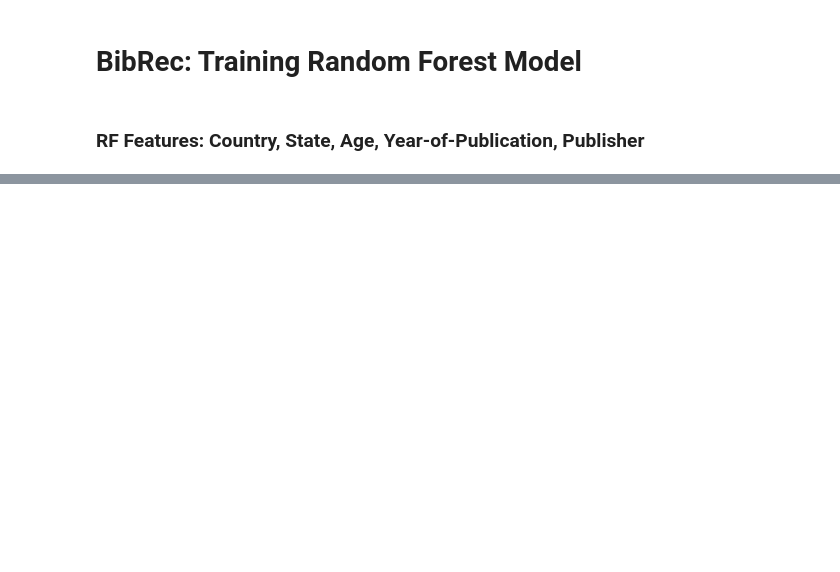
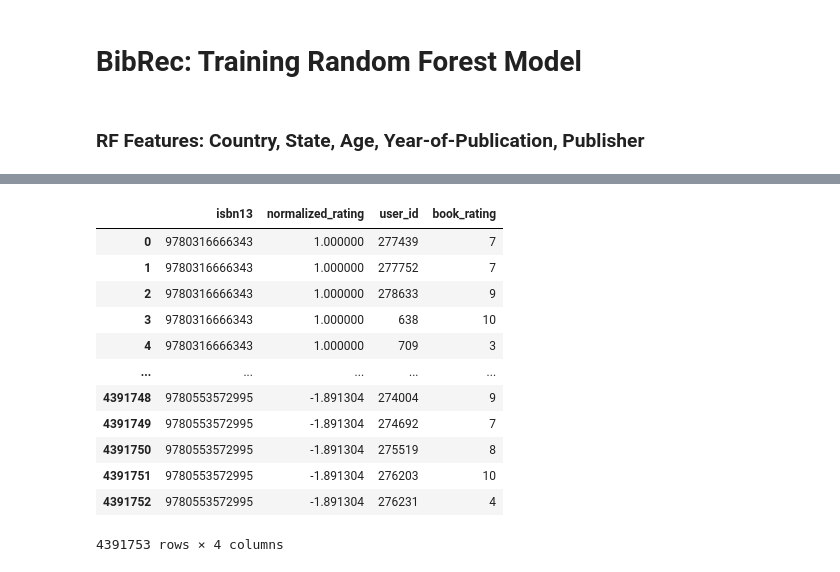
Before and after one commit to fichtnerma/Recommender, a Jupyter notebook: rf-bookCrossing5.ipynb, the cells around one changed output, grey strips where cells are left out. Cells and saved outputs as stored; diff of their text form; code cells hidden in the pictures; blank space fills up the shorter version.

```diff
--- a/rf-bookCrossing5.ipynb
+++ b/rf-bookCrossing5.ipynb
@@ -32,7 +86,20 @@ top_ratings
 # %%
-explicit_ratings = ratings[ratings.book_rating != 0]
-top_ratings = top_ratings.merge(explicit_ratings, on='isbn13', how='inner')
+top_ratings = top_ratings.merge(ratings, on='isbn13', how='inner')
 top_ratings
+# %% [output]
+|  | isbn13 | normalized_rating | user_id | book_rating |
+| 0 | 9780316666343 | 1.000000 | 277439 | 7 |
+| 1 | 9780316666343 | 1.000000 | 277752 | 7 |
+| 2 | 9780316666343 | 1.000000 | 278633 | 9 |
+| 3 | 9780316666343 | 1.000000 | 638 | 10 |
+| 4 | 9780316666343 | 1.000000 | 709 | 3 |
+| ... | ... | ... | ... | ... |
+| 4391748 | 9780553572995 | -1.891304 | 274004 | 9 |
+| 4391749 | 9780553572995 | -1.891304 | 274692 | 7 |
+| 4391750 | 9780553572995 | -1.891304 | 275519 | 8 |
+| 4391751 | 9780553572995 | -1.891304 | 276203 | 10 |
+| 4391752 | 9780553572995 | -1.891304 | 276231 | 4 |
+4391753 rows × 4 columns
 # %%
 filtered_books = books[books.isbn13.isin(top_ratings.isbn13)]
 filtered_books
```
Also changed, not shown: parts of 28 cells of this notebook, 1 other file.
